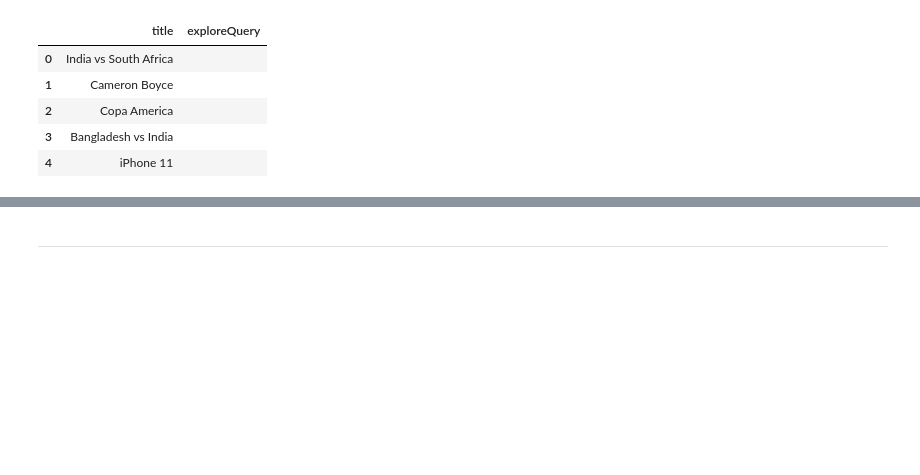
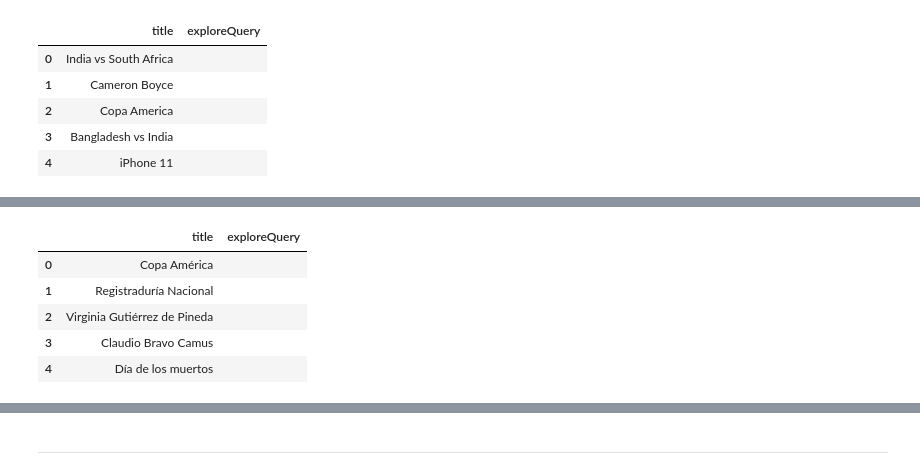
Before and after one commit to DEC-Datos-Etica-y-Comportamiento/Tutoriales, a Jupyter notebook: Google_Trends_API.ipynb, the cells around one changed output, grey strips where cells are left out. Saved outputs shown, nothing was run; the diff lists cells and outputs as text; code cells hidden in the pictures; blank space fills up the shorter version.

```diff
--- a/Google_Trends_API.ipynb
+++ b/Google_Trends_API.ipynb
@@ -146,0 +131,11 @@ Let us see how can we obtain google's keyword suggestion. If you don't know what
+# %%
+# Get Google Top Charts
+df = pytrend.top_charts(2019, hl='en-US', tz=300, geo='CO')
+df.head()
+# %% [output]
+|  | title | exploreQuery |
+| 0 | Copa América |  |
+| 1 | Registraduría Nacional |  |
+| 2 | Virginia Gutiérrez de Pineda |  |
+| 3 | Claudio Bravo Camus |  |
+| 4 | Día de los muertos |  |
```
Also changed, not shown: parts of 20 cells of this notebook.
